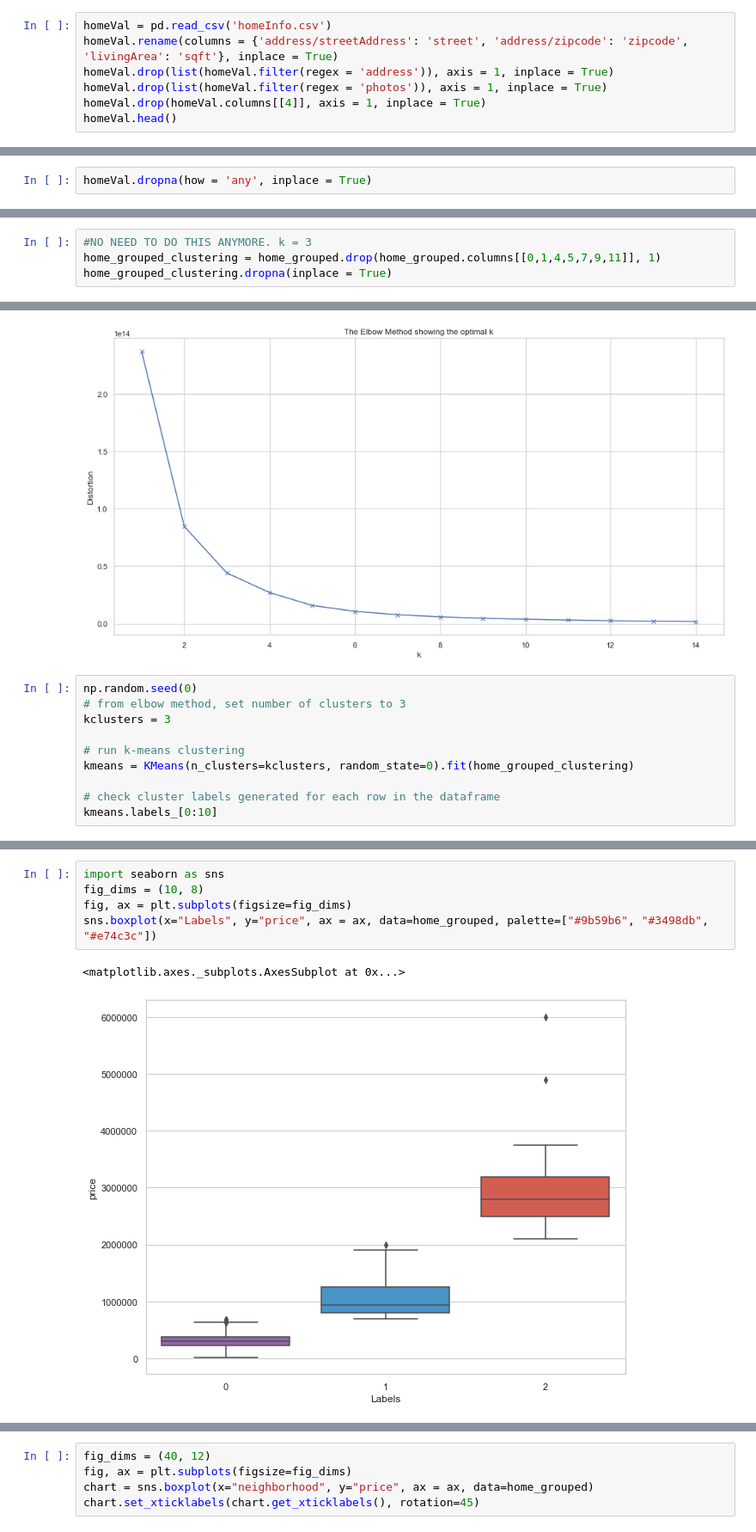
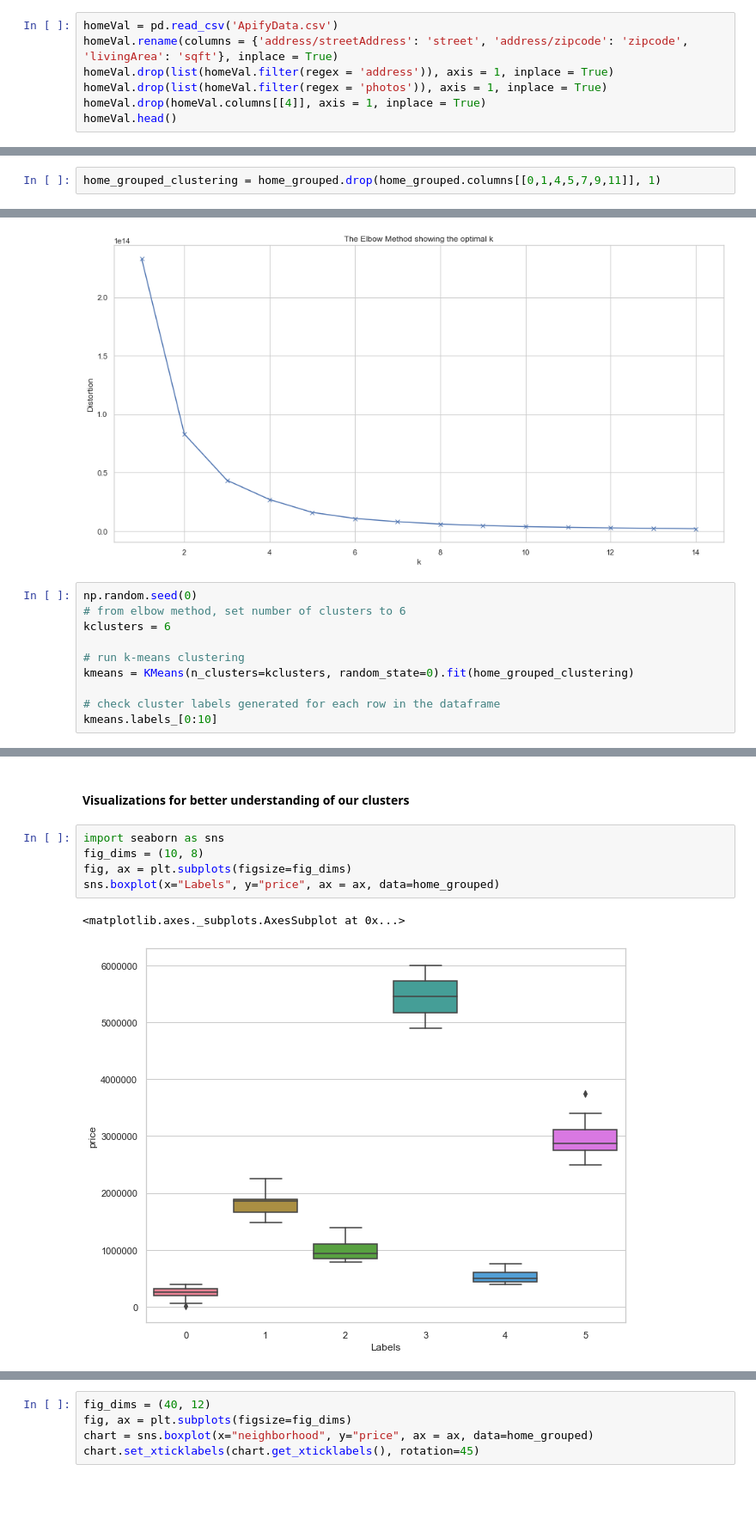
Before and after one commit to tenzin-kunsang648/Final-Coursera-Capstone-Project, a Jupyter notebook: HouseHunt_Location.ipynb, the cells around one changed output, grey strips where cells are left out. Shown at 86% size. Saved outputs shown, nothing was run; the diff lists cells and outputs as text; blank space fills up the shorter version.

```diff
--- a/HouseHunt_Location.ipynb
+++ b/HouseHunt_Location.ipynb
@@ -594,5 +786,5 @@ minneapolis_grouped.groupby('Labels').mean()
 # %%
-homeVal = pd.read_csv('homeInfo.csv')
+homeVal = pd.read_csv('ApifyData.csv')
 homeVal.rename(columns = {'address/streetAddress': 'street', 'address/zipcode': 'zipcode', 'livingArea': 'sqft'}, inplace = True)
 homeVal.drop(list(homeVal.filter(regex = 'address')), axis = 1, inplace = True)
 homeVal.drop(list(homeVal.filter(regex = 'photos')), axis = 1, inplace = True)
@@ -670,8 +859,6 @@ def getNearbyVenues2(names, neighbors, latitudes, longitudes, radius=500):
                 'venueCategory']
 
     return(nearby_venues)
-# %%
-homeVal.dropna(how = 'any', inplace = True)
 # %%
 #DON'T LOAD THIS UNLESS COMPLETELY NECESSARY
 
@@ -813,7 +968,5 @@ home_grouped.head()
 # %%
-#NO NEED TO DO THIS ANYMORE. k = 3
 home_grouped_clustering = home_grouped.drop(home_grouped.columns[[0,1,4,5,7,9,11]], 1)
-home_grouped_clustering.dropna(inplace = True)
 # %%
 distortions = []
 K = range(1,15)
@@ -832,8 +985,8 @@ plt.show()
 [figure]
 # %%
 np.random.seed(0)
-# from elbow method, set number of clusters to 3
-kclusters = 3
+# from elbow method, set number of clusters to 6
+kclusters = 6
 
 # run k-means clustering
 kmeans = KMeans(n_clusters=kclusters, random_state=0).fit(home_grouped_clustering)
@@ -976,11 +1131,13 @@ neighborhoodCompare.sort_values(['price'])
+# %% [markdown]
+#### Visualizations for better understanding of our clusters
 # %%
 import seaborn as sns
 fig_dims = (10, 8)
 fig, ax = plt.subplots(figsize=fig_dims)
-sns.boxplot(x="Labels", y="price", ax = ax, data=home_grouped, palette=["#9b59b6", "#3498db", "#e74c3c"])
+sns.boxplot(x="Labels", y="price", ax = ax, data=home_grouped)
 # %% [output]
 <matplotlib.axes._subplots.AxesSubplot at 0x...>
-[figure, old version]
+[figure, new version]
 # %%
 fig_dims = (10, 8)
 fig, ax = plt.subplots(figsize=fig_dims)
```
Also changed, not shown: parts of 111 cells of this notebook, 13 other files.
